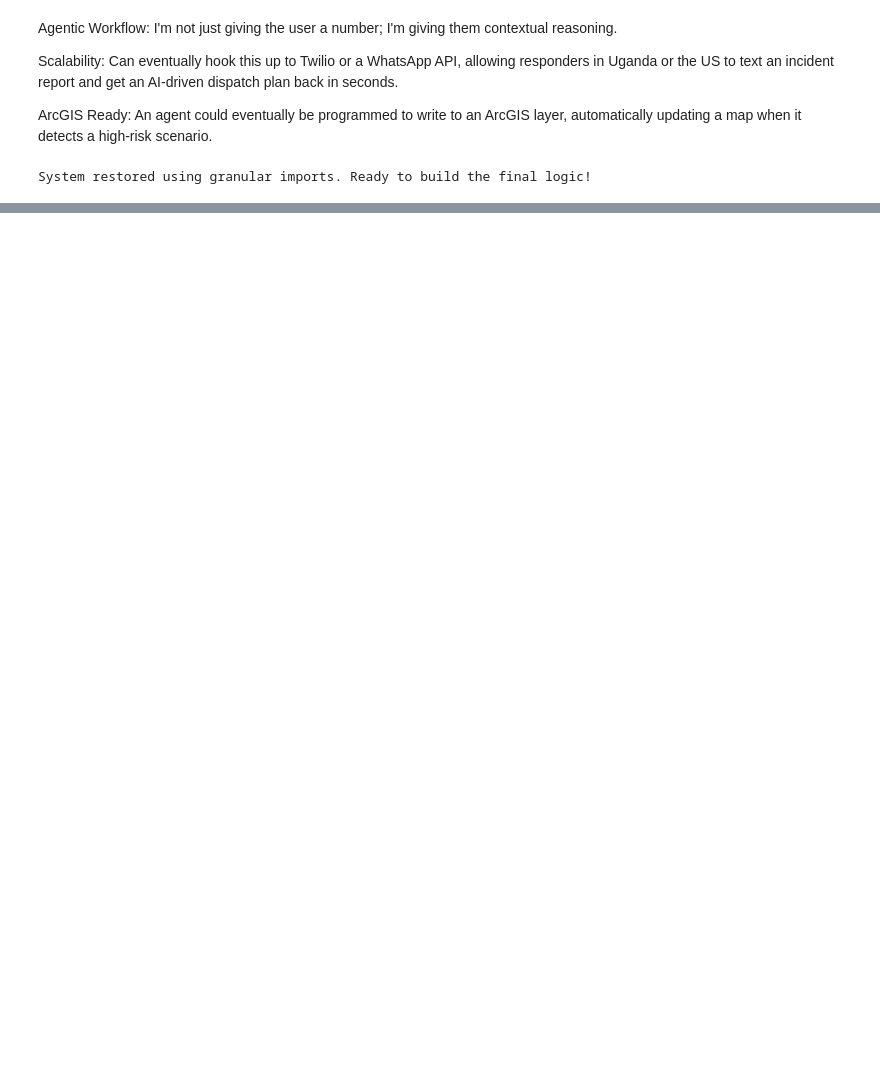
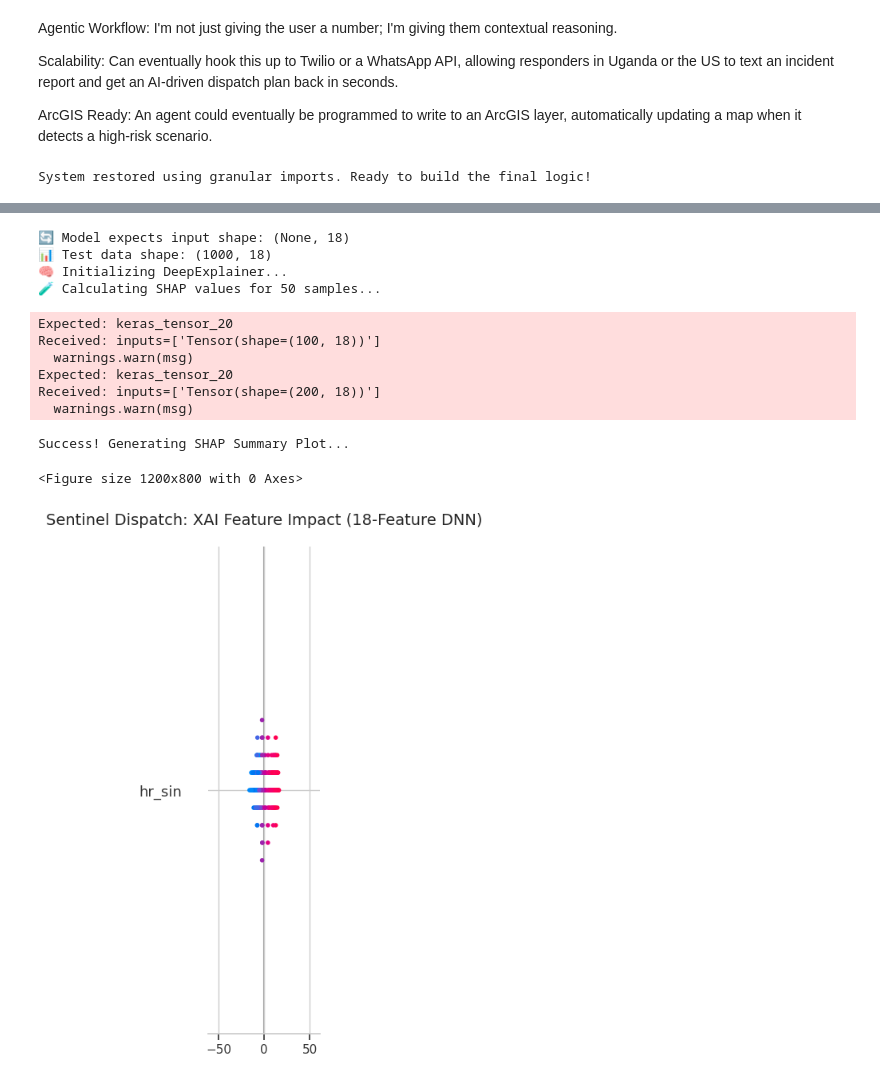
Before and after one commit to Jaellynda/Sentinel_Dispatch, a Jupyter notebook: Sentinel_Dispatch.ipynb, the cells around one changed output, grey strips where cells are left out. Drawn from its saved outputs; the diff is of its cells as text; code cells hidden in the pictures; blank space fills up the shorter version.

```diff
--- a/Sentinel_Dispatch.ipynb
+++ b/Sentinel_Dispatch.ipynb
@@ -759,0 +801,57 @@ Overwriting app.py
+# %%
+# ==========================================
+# THE FINAL SYNC: DATA + SHAP (SHAPE MATCHED)
+# ==========================================
+import pandas as pd
+import numpy as np
+import shap
+import matplotlib.pyplot as plt
+
+try:
+    # 1. Verify Shapes (Should both show 18 now!)
+    print(f"🔄 Model expects input shape: {model.input_shape}")
+    print(f"📊 Test data shape: {X_test_scaled.shape}")
+
+    # 2. Initialize DeepExplainer
+    # We take 100 samples from your training matrix to build the "base"
+    print("🧠 Initializing DeepExplainer...")
+    background = X_train_scaled[np.random.choice(X_train_scaled.shape[0], 100, replace=False)]
+    explainer = shap.DeepExplainer(model, background)
+
+    # 3. Calculate SHAP values
+    # Explaining 50 samples is fast and gives a great visual
+    print("🧪 Calculating SHAP values for 50 samples...")
+    test_samples = X_test_scaled[:200]
+    shap_values = explainer.shap_values(test_samples)
+
+    # Handle Keras list output
+    if isinstance(shap_values, list):
+        shap_values = shap_values[0]
+
+    # 4. Generate the Summary Plot
+    print("Success! Generating SHAP Summary Plot...")
+    plt.figure(figsize=(12, 8))
+
+    # This creates the "Beeswarm" plot of red/blue dots
+    shap.summary_plot(shap_values, test_samples, feature_names=X_final.columns.tolist(), show=False)
+
+    plt.title("Sentinel Dispatch: XAI Feature Impact (18-Feature DNN)", fontsize=14, pad=20)
+    plt.show()
+
+except Exception as e:
+    print(f"❌ Error: {e}")
+    print("Tip: Make sure the 'X_final' variable from the scaling cell is still in memory!")
+# %% [output]
+🔄 Model expects input shape: (None, 18)
+📊 Test data shape: (1000, 18)
+🧠 Initializing DeepExplainer...
+🧪 Calculating SHAP values for 50 samples...
+Expected: keras_tensor_20
+Received: inputs=['Tensor(shape=(100, 18))']
+  warnings.warn(msg)
+Expected: keras_tensor_20
+Received: inputs=['Tensor(shape=(200, 18))']
+  warnings.warn(msg)
+Success! Generating SHAP Summary Plot...
+<Figure size 1200x800 with 0 Axes>
+[figure, added]
```
Also changed, not shown: parts of 19 cells of this notebook.
